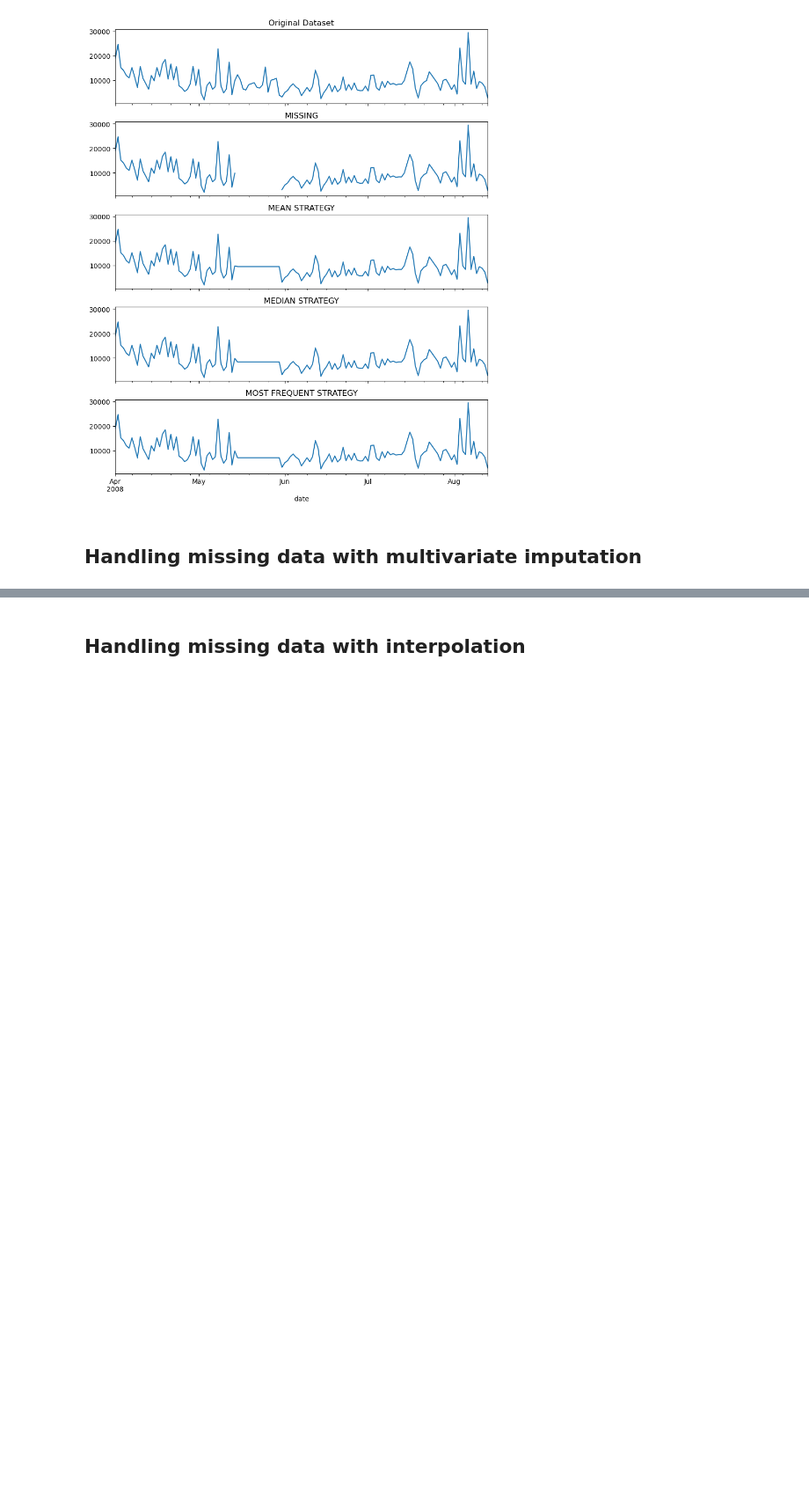
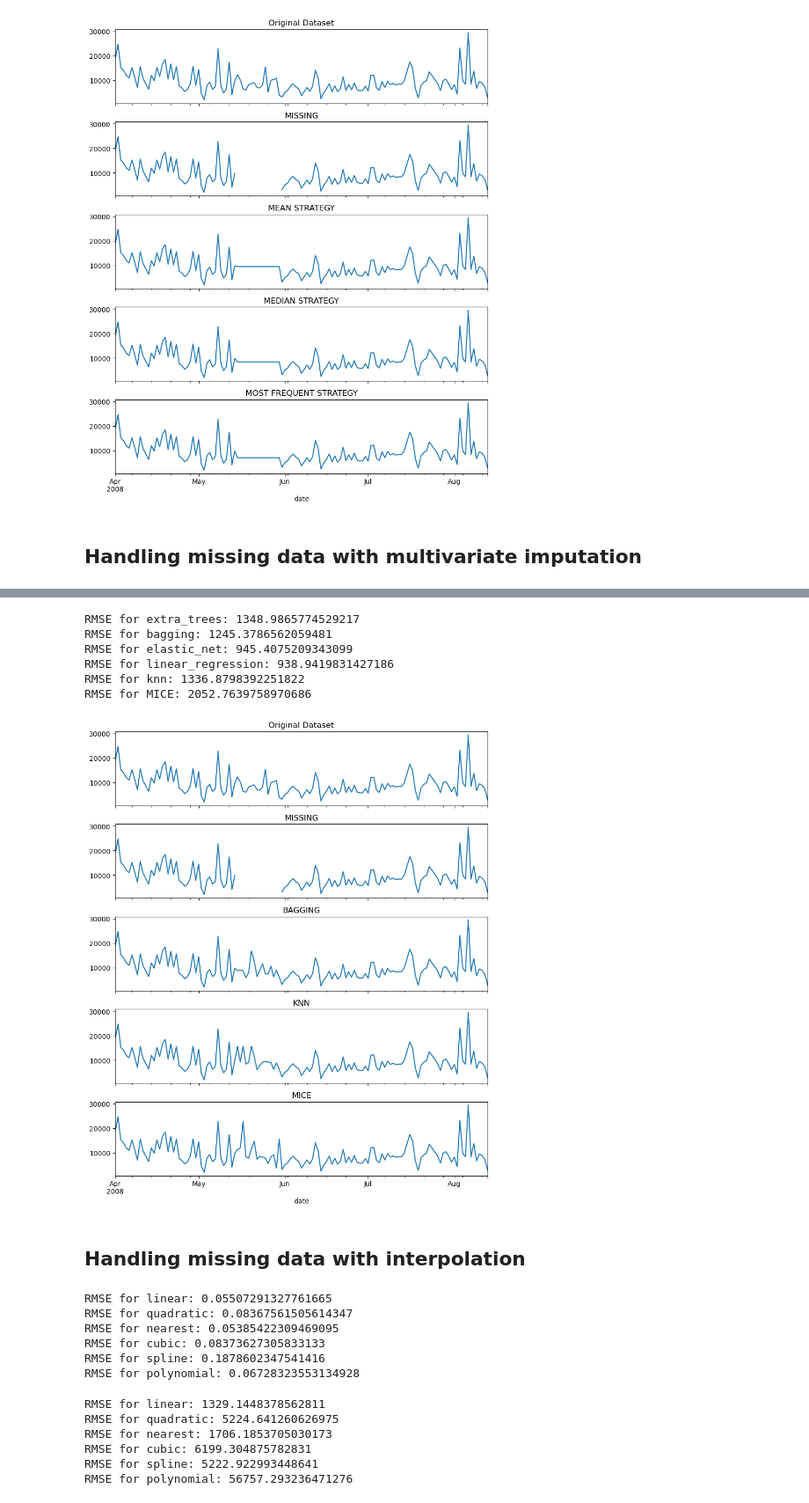
Before and after one commit to ricksiple/Time-Series-Analysis-with-Python-Cookbook-Second-Edition, a Jupyter notebook: work/Ch7.ipynb, the cells around one changed output, grey strips where cells are left out. Shown at 88% size. Drawn from its saved outputs; the diff is of its cells as text; code cells hidden in the pictures; blank space fills up the shorter version.

```diff
--- a/work/Ch7.ipynb
+++ b/work/Ch7.ipynb
@@ -311,2 +315,24 @@ plot_dfs(clicks_original, clicks_missing, 'clicks')
+# %%
+fltr = ['price', 'location', 'clicks']
+mice_data = MICEData(clicks_missing[fltr], perturbation_method='gaussian')
+# 20 iterations
+mice_data.update_all(n_iter=20)
+mice_data.set_imputer('clicks', formula='~ price + location', model_class=sm.OLS)
+# %%
+
+clicks_missing['MICE'] = mice_data.data['clicks'].values.tolist()
+_ = rmse_score(clicks_original, clicks_missing, 'clicks')
+# %% [output]
+RMSE for extra_trees: 1348.9865774529217
+RMSE for bagging: 1245.3786562059481
+RMSE for elastic_net: 945.4075209343099
+RMSE for linear_regression: 938.9419831427186
+RMSE for knn: 1336.8798392251822
+RMSE for MICE: 2052.7639758970686
+# %%
+cols = ['clicks','bagging','knn', 'MICE']
+plot_dfs(clicks_original, clicks_missing[cols], 'clicks')
+# %% [output]
+[figure, added]
 # %% [markdown]
 ## Handling missing data with interpolation
@@ -312,0 +360,18 @@ plot_dfs(clicks_original, clicks_missing, 'clicks')
+# %%
+_ = rmse_score(co2_original, co2_missing, 'co2')
+# %% [output]
+RMSE for linear: 0.05507291327761665
+RMSE for quadratic: 0.08367561505614347
+RMSE for nearest: 0.05385422309469095
+RMSE for cubic: 0.08373627305833133
+RMSE for spline: 0.1878602347541416
+RMSE for polynomial: 0.06728323553134928
+# %%
+_ = rmse_score(clicks_original, clicks_missing, 'clicks')
+# %% [output]
+RMSE for linear: 1329.1448378562811
+RMSE for quadratic: 5224.641260626975
+RMSE for nearest: 1706.1853705030173
+RMSE for cubic: 6199.304875782831
+RMSE for spline: 5222.922993448641
+RMSE for polynomial: 56757.293236471276
```
Also changed, not shown: parts of 8 cells of this notebook, 2 other files.
